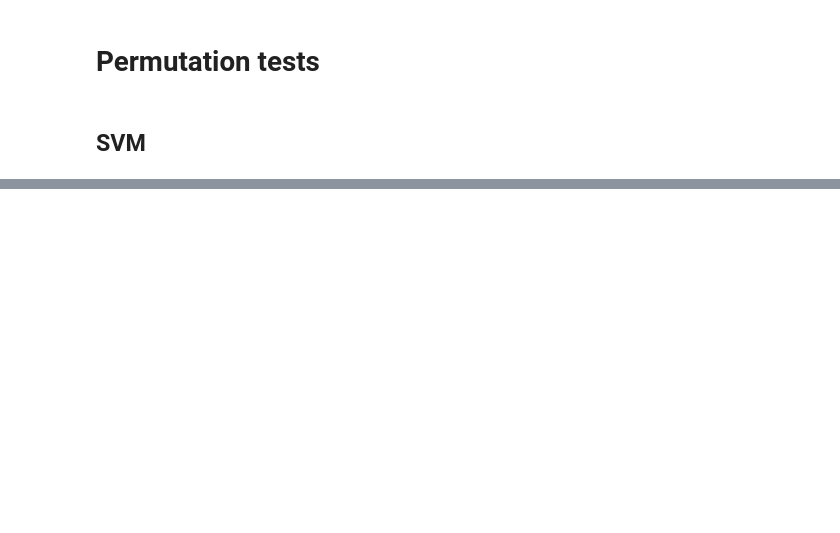
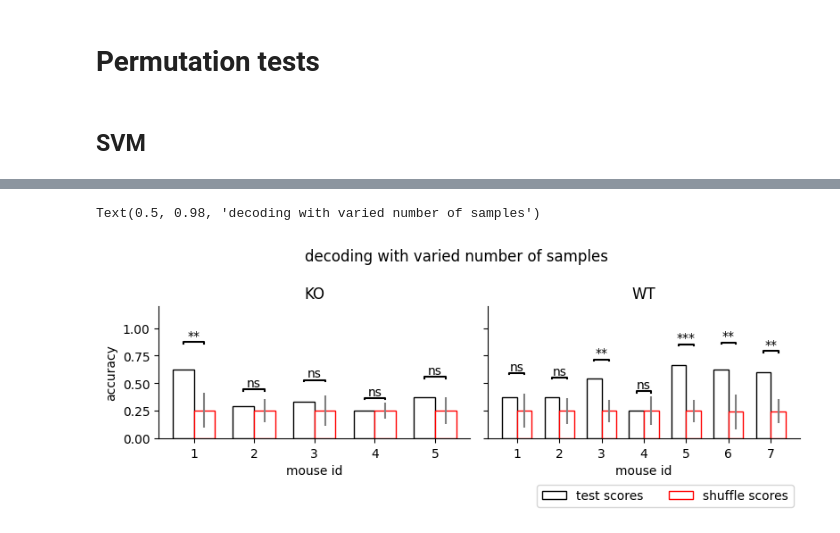
Before and after one commit to kisaragiRY/decoding-DG, a Jupyter notebook: notebooks/3-decoding-model/2-classification/3-time-series-classification/3-implement-1d-rocket/03-individual-permutation-test.ipynb, the cells around one changed output, grey strips where cells are left out. Cells and saved outputs as stored; diff of their text form; code cells hidden in the pictures; blank space fills up the shorter version.

Commit message:
individual permutation test with decoding results #76

```diff
--- a/notebooks/3-decoding-model/2-classification/3-time-series-classification/3-implement-1d-rocket/03-individual-permutation-test.ipynb
+++ b/notebooks/3-decoding-model/2-classification/3-time-series-classification/3-implement-1d-rocket/03-individual-permutation-test.ipynb
@@ -7,8 +7,8 @@ import seaborn as sns
 import pandas as pd
 
 from param import *
+from utils.plot_utils import label_diff
 
-sns.set_theme(style="whitegrid")
 output_dir = ParamDir().output_dir
 datalist = ParamDir().data_path_list
 # %% [markdown]
@@ -67,0 +30,3 @@ with open(ParamDir().output_dir/"rocket_permutation_test_results.pickle", "wb")
+# %%
+df = pd.DataFrame(significance_results, columns=["shuffle scores", "score", "cv std", "cv mean", "data name", "mouse type"])
+df
@@ -67,0 +47,62 @@ with open(ParamDir().output_dir/"rocket_permutation_test_results.pickle", "wb")
+# %%
+fig, axes = plt.subplots(figsize=(8,3), ncols=2, sharey=True, tight_layout=True)
+sns.despine()
+
+for plot_i, mouse_type in enumerate(df["mouse type"].unique()):
+       plot_df = df[df["mouse type"]==mouse_type]
+       ax = axes[plot_i]
+
+       ind = np.arange(1, len(plot_df)+1)
+       width = 0.35  # the width of the bars
+       score = plot_df["score"].values
+       cv_error = plot_df["cv std"].values
+       shuffle_mean = [i.mean() for i in plot_df["shuffle scores"].values] # mean for each mouse
+       shuffle_error = [i.std() for i in plot_df["shuffle scores"].values] # std for each mouse
+
+       # for CV sores
+       lin1 = ax.bar(ind-width/2, score,
+              width,
+              # yerr=cv_error,
+              facecolor="white",
+              edgecolor="black",
+              ecolor="grey",
+              label="test scores")
+
+       # for shuffle
+       lin2 = ax.bar(ind+width/2, shuffle_mean,
+              width,
+              yerr=shuffle_error,
+              facecolor="white",
+              edgecolor="r",
+              ecolor="grey",
+              label="shuffle scores")
+
+       ax.set_title(mouse_type)
+       ax.set_xlabel("mouse id")
+
+       # significance marks
+       for mouse_id in range(len(ind)):
+              # significance mark
+              if np.quantile(plot_df["shuffle scores"].values[mouse_id], 0.999) <= score[mouse_id]:
+                     sig_mk = "***"
+              elif np.quantile(plot_df["shuffle scores"].values[mouse_id], 0.99) <= score[mouse_id]:
+                     sig_mk = "**"
+              elif np.quantile(plot_df["shuffle scores"].values[mouse_id], 0.95) <= score[mouse_id]:
+                     sig_mk = "*"
+              else:
+                     sig_mk = "ns"
+              sub_ind = [ind[mouse_id]-width/2, ind[mouse_id]+width/2]
+              sub_score = [score[mouse_id], shuffle_mean[mouse_id]]
+              sub_error = [shuffle_error[mouse_id], shuffle_error[mouse_id]]
+              label_diff(0, 1, sig_mk, ind=sub_ind, Y=sub_score, errors=sub_error, ax=ax, barh=.01)
+
+axes[0].set_ylabel("accuracy")
+axes[0].set_ylim(0,1.2)
+plt.legend([
+    lin1[0], lin2[0]], [l.get_label() for l in [lin1, lin2]],
+    ncol=2,
+    bbox_to_anchor=(1,-.3))
+plt.suptitle("decoding with varied number of samples")
+# %% [output]
+Text(0.5, 0.98, 'decoding with varied number of samples')
+[figure, added]
```
Also changed, not shown: parts of 5 cells of this notebook.
